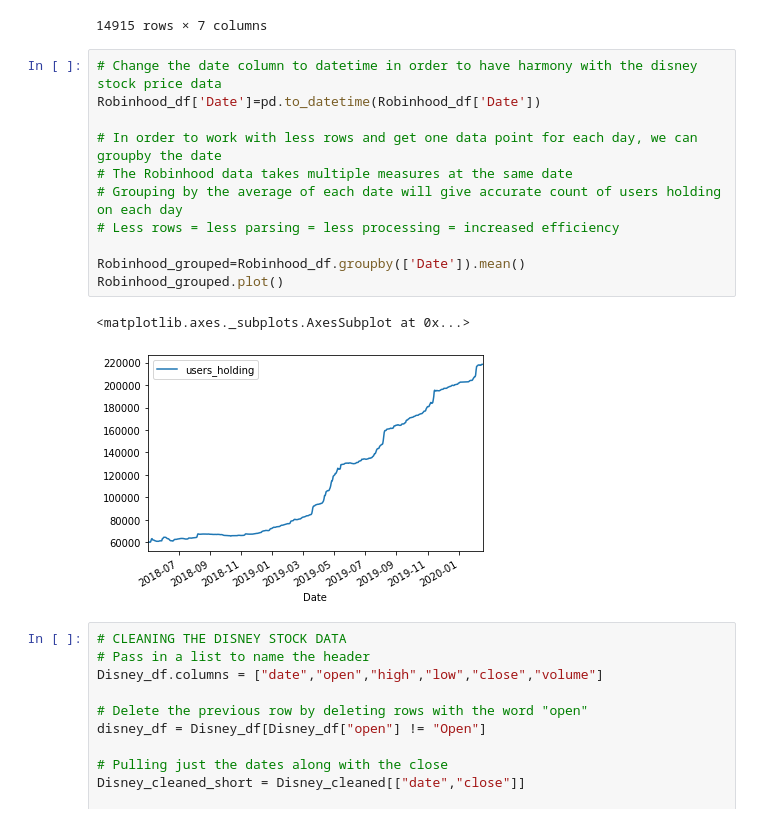
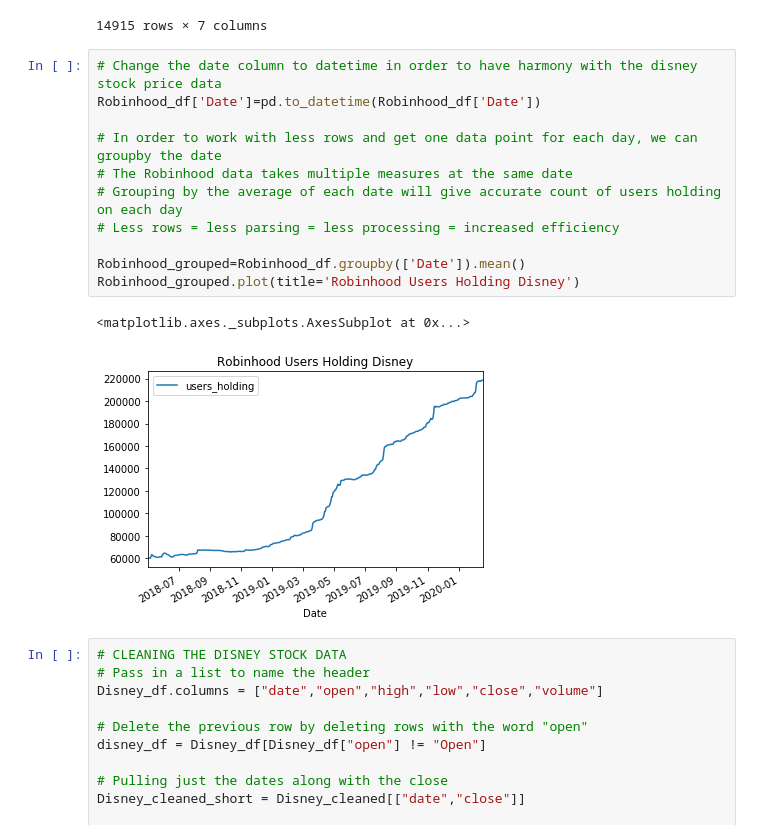
Before and after one commit to akibo1997/Disney-Stock-Data, a Jupyter notebook: Disney-vs-Robinhood/Disney-vs-Robinhood.ipynb, the cells around one changed output. Cells and saved outputs as stored; diff of their text form.

Commit message:
Adding title to plots

```diff
--- a/Disney-vs-Robinhood/Disney-vs-Robinhood.ipynb
+++ b/Disney-vs-Robinhood/Disney-vs-Robinhood.ipynb
@@ -38,17 +38,17 @@ Robinhood_df
 # %%
 # Change the date column to datetime in order to have harmony with the disney stock price data
 Robinhood_df['Date']=pd.to_datetime(Robinhood_df['Date'])
 
 # In order to work with less rows and get one data point for each day, we can groupby the date
 # The Robinhood data takes multiple measures at the same date
 # Grouping by the average of each date will give accurate count of users holding on each day
 # Less rows = less parsing = less processing = increased efficiency
 
 Robinhood_grouped=Robinhood_df.groupby(['Date']).mean()
-Robinhood_grouped.plot()
+Robinhood_grouped.plot(title='Robinhood Users Holding Disney')
 # %% [output]
 <matplotlib.axes._subplots.AxesSubplot at 0x...>
-[figure, old version]
+[figure, new version]
 # %%
 # CLEANING THE DISNEY STOCK DATA
 # Pass in a list to name the header
```
Also changed, not shown: parts of 1 cell of this notebook.
